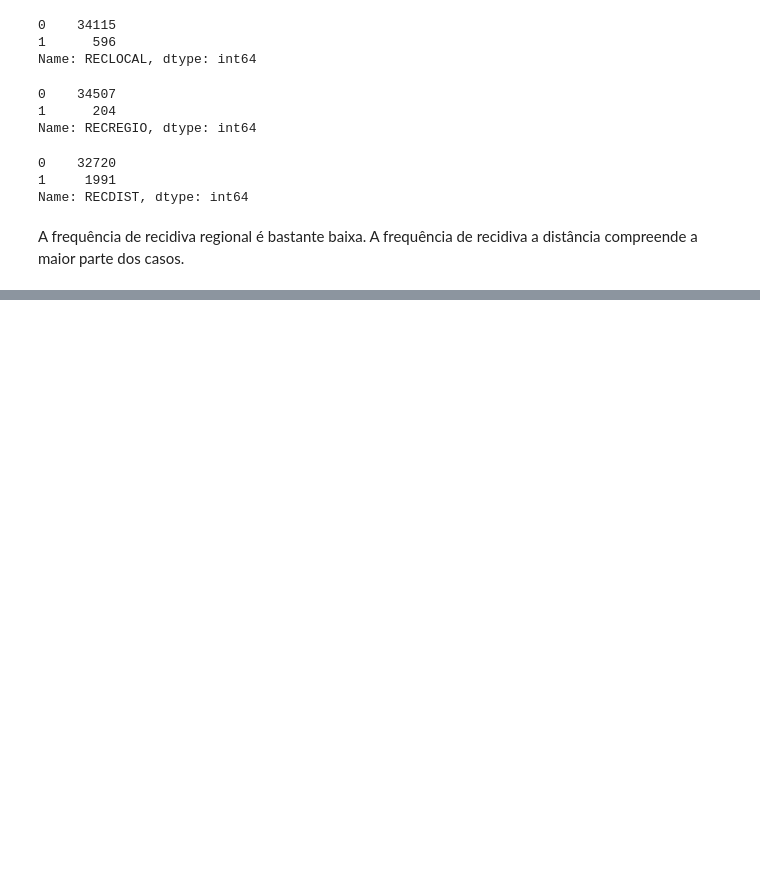
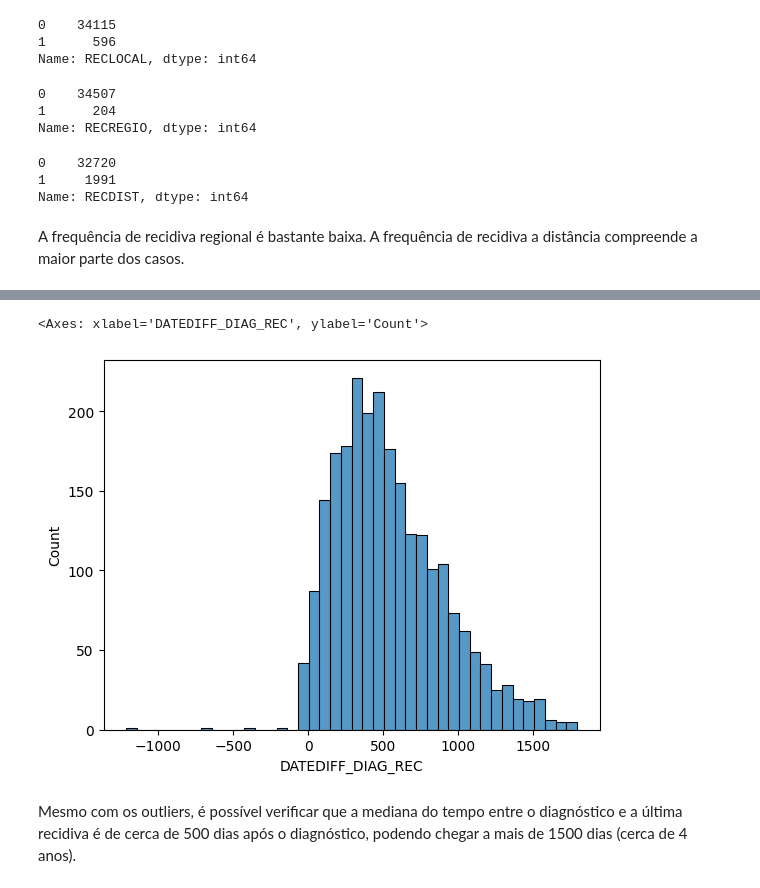
Before and after one commit to ailafelixa/ML-Model-Breast-Cancer-Recurrence, a Jupyter notebook: Aila_Modelo_TCC.ipynb, the cells around one changed output, grey strips where cells are left out. Cells and saved outputs as stored; diff of their text form; code cells hidden in the pictures; blank space fills up the shorter version.

```diff
--- a/Aila_Modelo_TCC.ipynb
+++ b/Aila_Modelo_TCC.ipynb
@@ -368,0 +384,4 @@ A frequência de recidiva regional é bastante baixa. A frequência de recidiva
+# %%
+df['DTRECIDIVA'] = df['DTRECIDIVA'].replace('********', np.nan)
+# %%
+df['DTRECIDIVA'] = pd.to_datetime(df['DTRECIDIVA'], errors='coerce')
@@ -368,0 +392,4 @@ A frequência de recidiva regional é bastante baixa. A frequência de recidiva
+# %%
+df['DTDIAG'] = pd.to_datetime(df['DTDIAG'])
+# %%
+df['DATEDIFF_DIAG_REC'] = np.where(df['RECNENHUM'] == 0, (df['DTRECIDIVA'] - df['DTDIAG']).dt.days, np.nan)
@@ -368,0 +438,7 @@ A frequência de recidiva regional é bastante baixa. A frequência de recidiva
+# %%
+sns.histplot(df['DATEDIFF_DIAG_REC'])
+# %% [output]
+<Axes: xlabel='DATEDIFF_DIAG_REC', ylabel='Count'>
+[figure, added]
+# %% [markdown]
+Mesmo com os outliers, é possível verificar que a mediana do tempo entre o diagnóstico e a última recidiva é de cerca de 500 dias após o diagnóstico, podendo chegar a mais de 1500 dias (cerca de 4 anos).
```
Also changed, not shown: parts of 8 cells of this notebook.
